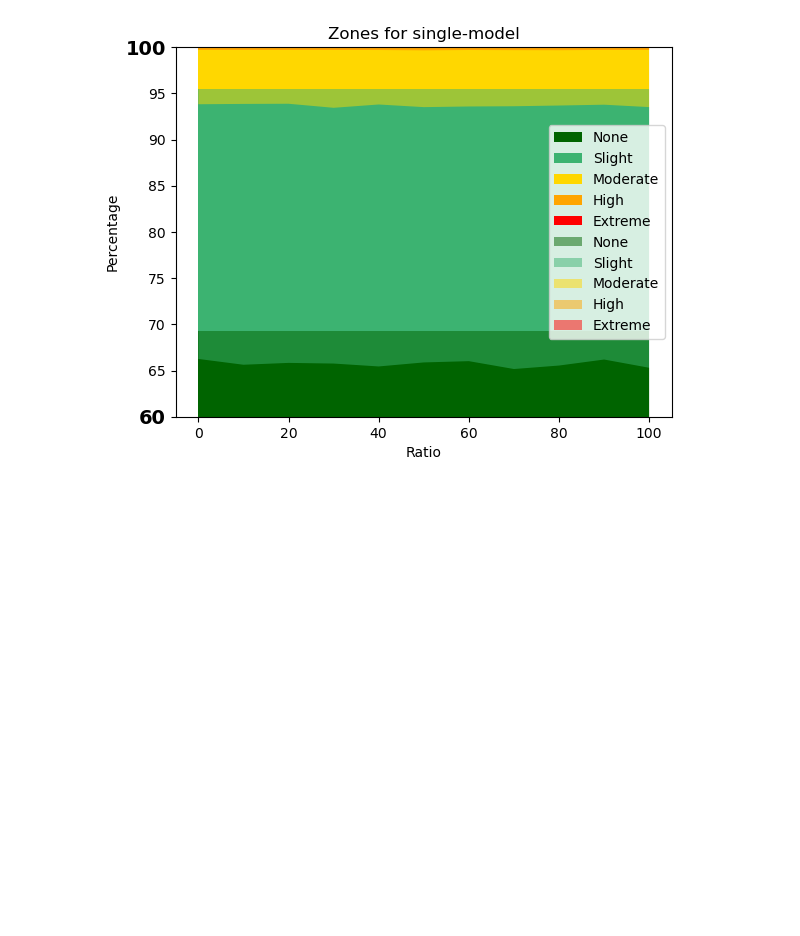
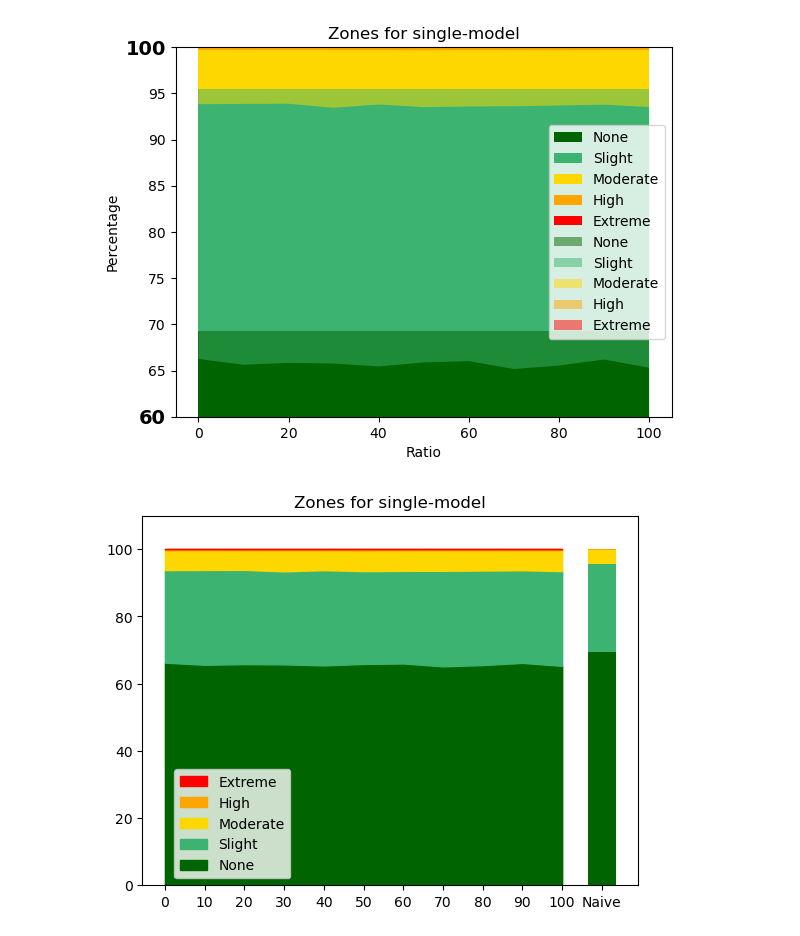
Before and after one commit to hulmanlab/jchr_racial_diff, a Jupyter notebook: scripts/3_3_2_SEG_zones.ipynb, the cells around one changed output. Cells and saved outputs as stored; diff of their text form; code cells hidden in the pictures; blank space fills up the shorter version.

```diff
--- a/scripts/3_3_2_SEG_zones.ipynb
+++ b/scripts/3_3_2_SEG_zones.ipynb
@@ -211,3 +222,66 @@ plot_area_plot(plottet_df, model_name1='naive', model_name2='single')
 # plot_area_plot(plottet_df, model_name='naive')
 # %% [output]
 [figure]
+# %%
+import matplotlib.pyplot as plt
+import numpy as np
+
+def plot_zones(df, model_name, model_naive='naive'):
+    my_colors = ['darkgreen', 'mediumseagreen', 'gold', 'orange', 'red']
+    my_labels = ['None', 'Slight', 'Moderate', 'High', 'Extreme']
+
+    x = df['ratio']
+    y1 = df[f'percentage_counts_none_{model_name}']
+    y2 = df[f'percentage_counts_slight_{model_name}']
+    y3 = df[f'percentage_counts_moderate_{model_name}']
+    y4 = df[f'percentage_counts_high_{model_name}']
+    y5 = df[f'percentage_counts_extreme_{model_name}']
+
+    fig, ax = plt.subplots()
+    my_alpha = 1
+    # Stacked area plot
+    ax.fill_between(x, 0, y1, color=my_colors[0], alpha=my_alpha, label=my_labels[0])
+    ax.fill_between(x, y1, y1 + y2, color=my_colors[1], alpha=my_alpha, label=my_labels[1])
+    ax.fill_between(x, y1 + y2, y1 + y2 + y3, color=my_colors[2], alpha=my_alpha, label=my_labels[2])
+    ax.fill_between(x, y1 + y2 + y3, y1 + y2 + y3 + y4, color=my_colors[3], alpha=my_alpha, label=my_labels[3])
+    ax.fill_between(x, y1 + y2 + y3 + y4, y1 + y2 + y3 + y4 + y5, color=my_colors[4], alpha=my_alpha, label=my_labels[4])
+
+    # Data for naive model
+    y1_naive = df[f'percentage_counts_none_{model_naive}'].iloc[0]
+    y2_naive = df[f'percentage_counts_slight_{model_naive}'].iloc[0]
+    y3_naive = df[f'percentage_counts_moderate_{model_naive}'].iloc[0]
+    y4_naive = df[f'percentage_counts_high_{model_naive}'].iloc[0]
+    y5_naive = df[f'percentage_counts_extreme_{model_naive}'].iloc[0]
+
+    # Bar heights and labels
+    bar_height = [y1_naive, y2_naive, y3_naive, y4_naive, y5_naive]
+
+    # Plotting the bar
+    bar_positions = [max(x) + 10]  # Positioning the bars adjacent to the plot
+    bottom = 0
+    bar_width = 7
+    for height, color, label in zip(bar_height, my_colors, my_labels):
+        ax.bar(bar_positions, height,width=bar_width, bottom=bottom, color=color, alpha=my_alpha) #, label=label + ' (naive)')
+        bottom += height
+
+    # Adding labels and legend
+    ax.set_xticks(np.append(x, bar_positions))
+    ax.set_xticklabels(list(map(str, x)) + ['Naive'])
+    ax.set_ylim(0, max(sum(bar_height) * 1.1, 100))  # Adjust y-axis limit for better visibility
+    # ax.legend()
+    # plt.legend(loc='lower left')
+    plt.title(f"Zones for {model_name}-model")
+    # Reverse the order of handles and labels for the legend
+    # Reverse the order of handles and labels for the legend
+    handles, labels = ax.get_legend_handles_labels()
+    ax.legend(handles[::-1], labels[::-1], loc='lower left', bbox_to_anchor=(0.05, 0.0))
+
+    plt.show()
+
+
+# Assuming df_percentage_gr1 is the DataFrame you are working with
+plottet_df = df_percentage_gr1
+# plot_zones(plottet_df, model_name='single', model_naive='naive')
+plot_zones(plottet_df, model_name='single', model_naive='naive')
+# %% [output]
+[figure, added]
```
Also changed, not shown: parts of 3 cells of this notebook.
